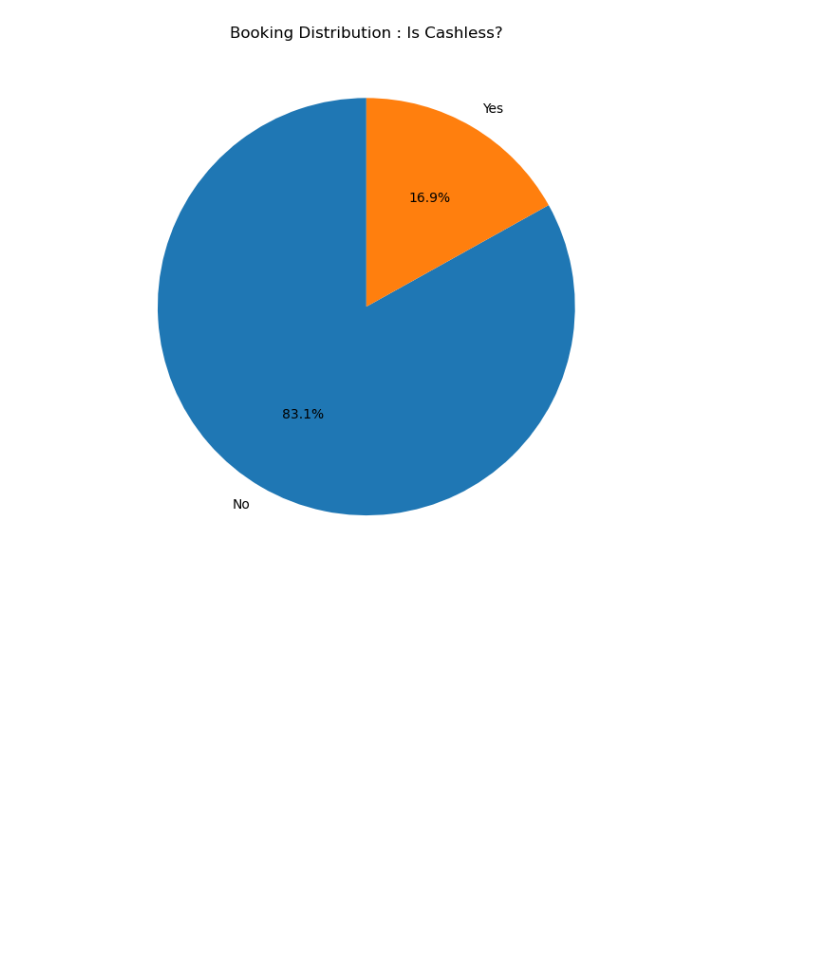
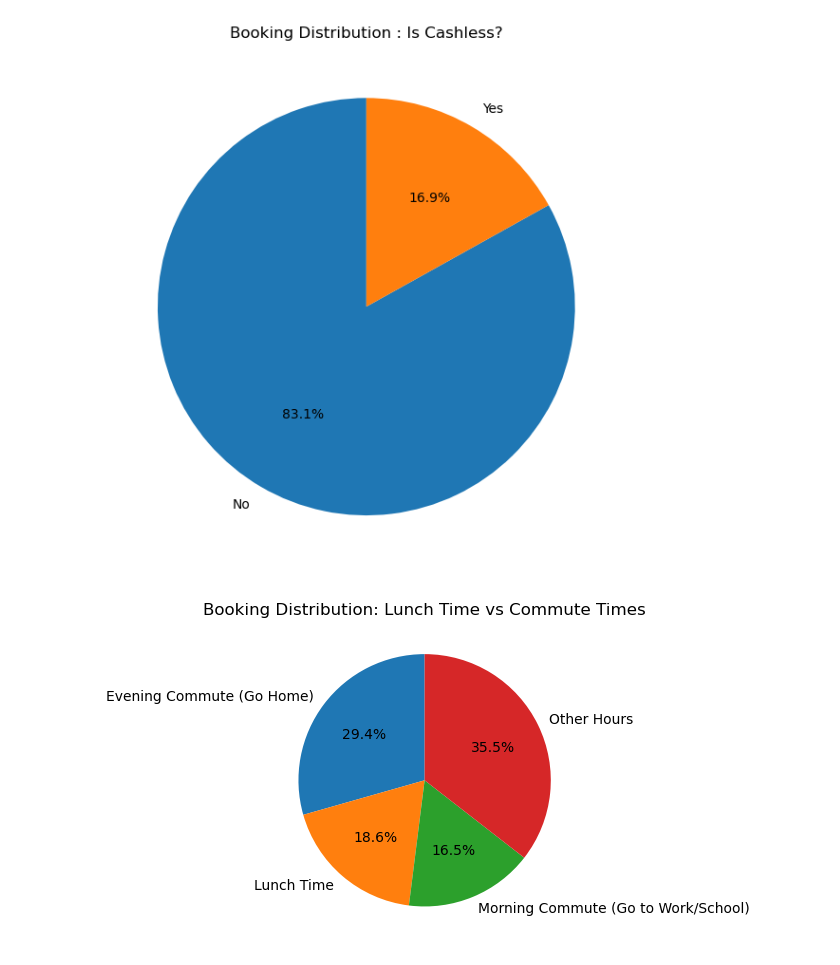
Before and after one commit to FlazeFy2/DS-Uber_Data_Analytics_Dashboard, a Jupyter notebook: exploratory data analysis-pie.ipynb, the cells around one changed output. Drawn from its saved outputs; the diff is of its cells as text; code cells hidden in the pictures; blank space fills up the shorter version.

Commit message:
[DS] Exploratory Data Analysis (EDA) - Pie Chart Booking Distribution by Lunch Time vs Commute Time

```diff
--- a/exploratory data analysis-pie.ipynb
+++ b/exploratory data analysis-pie.ipynb
@@ -186,3 +186,39 @@ plt.tight_layout()
 plt.show()
 # %% [output]
 [figure]
+# %%
+import pandas as pd
+import matplotlib.pyplot as plt
+
+# Dataset
+# Exploratory Data Analysis (EDA) - Pie Chart Booking Distribution by Lunch Time vs Commute Time
+df = pd.read_csv("ncr_ride_bookings.csv")
+
+# Convert Time to datetime
+df["Hour"] = pd.to_datetime(df["Time"], format="%H:%M:%S").dt.hour
+
+# Convert Hour to Activity Category (Lunch, Go to Work, Go Home, Other)
+def categorize_activity(hour):
+    if 6 <= hour <= 9:
+        return "Morning Commute (Go to Work/School)"
+    elif 11 <= hour <= 14:
+        return "Lunch Time"
+    elif 17 <= hour <= 20:
+        return "Evening Commute (Go Home)"
+    else:
+        return "Other Hours"
+
+df["Activity Category"] = df["Hour"].apply(categorize_activity)
+
+# Count the number of booking
+activity_counts = df["Activity Category"].value_counts().sort_index()
+
+# Pie Chart
+plt.figure(figsize=(6, 6))
+activity_counts.plot.pie(autopct='%1.1f%%', startangle=90)
+plt.title("Booking Distribution: Lunch Time vs Commute Times")
+plt.ylabel("")
+plt.tight_layout()
+plt.show()
+# %% [output]
+[figure, added]
```
